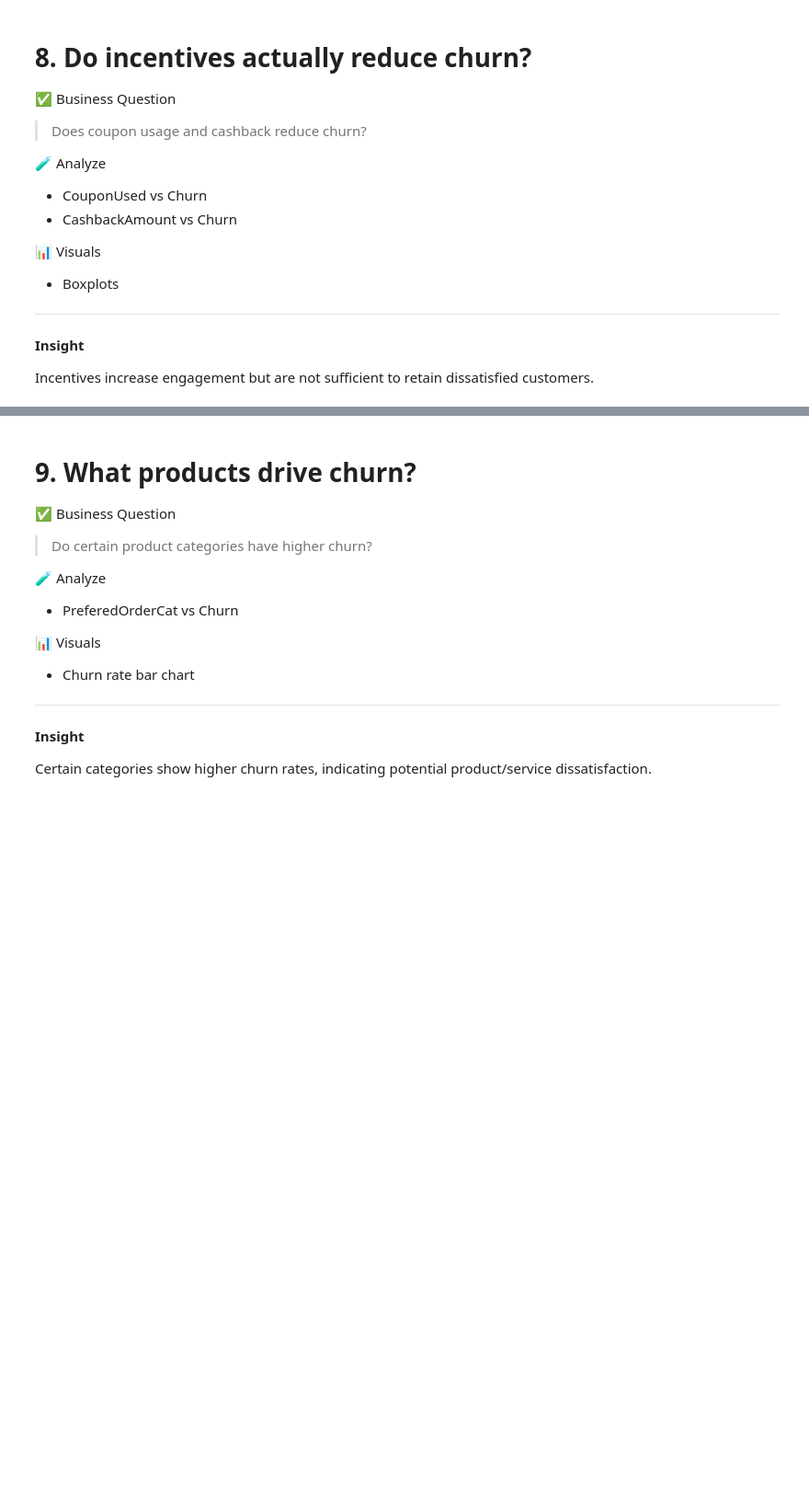
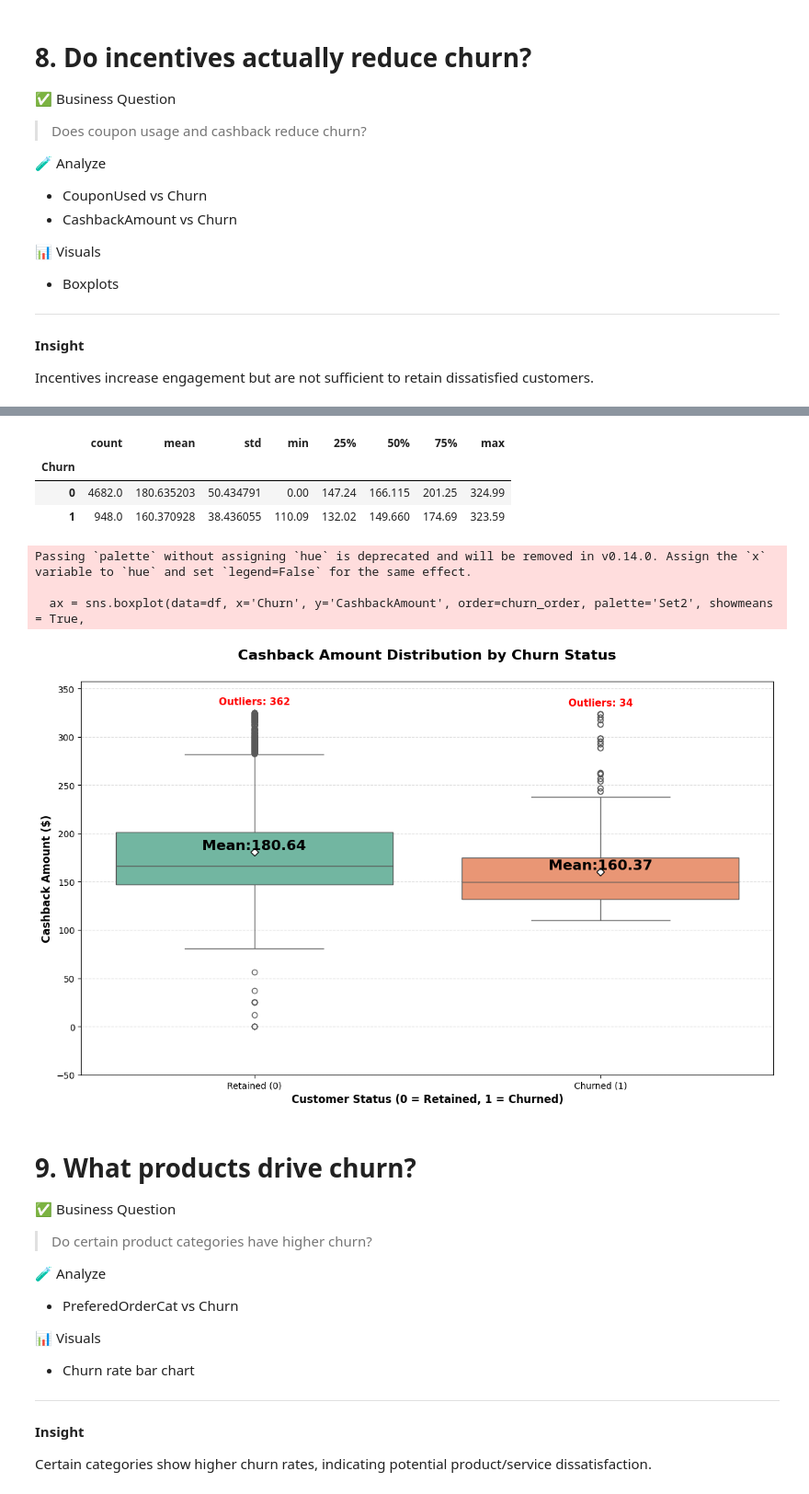
Before and after one commit to shivamtyagi577/E-commerce-Customer-End-to-End-Churn, a Jupyter notebook: Customer_Churn_Analysis_E_Commerce.ipynb, the cells around one changed output, grey strips where cells are left out. Shown at 92% size. Drawn from its saved outputs; the diff is of its cells as text; code cells hidden in the pictures; blank space fills up the shorter version.

```diff
--- a/Customer_Churn_Analysis_E_Commerce.ipynb
+++ b/Customer_Churn_Analysis_E_Commerce.ipynb
@@ -1262,3 +1292,74 @@ Incentives increase engagement but are not sufficient to retain dissatisfied cus
+# %%
+df.groupby('Churn')['CashbackAmount'].describe()
+# %% [output]
+|  | count | mean | std | min | 25% | 50% | 75% | max |
+| Churn |  |  |  |  |  |  |  |  |
+| 0 | 4682.0 | 180.635203 | 50.434791 | 0.00 | 147.24 | 166.115 | 201.25 | 324.99 |
+| 1 | 948.0 | 160.370928 | 38.436055 | 110.09 | 132.02 | 149.660 | 174.69 | 323.59 |
+# %%
+plt.figure(figsize=(14, 8))
+
+# 1. Define the explicit order of the groups on the X-axis
+churn_order = [0, 1]
+
+# 2. Create the boxplot
+ax = sns.boxplot(data=df, x='Churn', y='CashbackAmount', order=churn_order, palette='Set2', showmeans = True,
+                 meanprops={'marker':'D', 'markerfacecolor':'White', 'markeredgecolor':'Black'})
+
+# Dynamically calculate Means and display mean for Churned vs Retained
+means = df.groupby('Churn')['CashbackAmount'].mean()
+
+for i, m in enumerate(means):
+  ax.text(i,m,f'Mean:{m:.2f}',
+          horizontalalignment='center',
+          va='bottom',
+          size='16',
+          color='black',
+          weight='bold')
+
+# 3. Dynamically calculate and display outlier counts for Churned vs Retained
+for i, cat in enumerate(churn_order):
+    # Filter CashbackAmount data for the specific Churn category (0 or 1)
+    group_data = df[df['Churn'] == cat]['CashbackAmount'].dropna()
+
+    if len(group_data) > 0:
+        # Calculate IQR (Interquartile Range) components
+        q1 = np.percentile(group_data, 25)
+        q3 = np.percentile(group_data, 75)
+        iqr = q3 - q1
+
+        # Define Outlier Threshold Boundaries
+        lower_bound = q1 - 1.5 * iqr
+        upper_bound = q3 + 1.5 * iqr
+
+        # Count data points falling outside the whiskers
+        outliers = group_data[(group_data < lower_bound) | (group_data > upper_bound)]
+        outlier_count = len(outliers)
+
+        # Find the maximum value in this group to place the text safely above the dots
+        max_val = group_data.max()
+
+        # 4. Annotate the count onto the chart
+        # 'i' acts as the X-coordinate (0 for Retained, 1 for Churned)
+        ax.text(i, max_val + (max_val * 0.02), f'Outliers: {outlier_count}',
+                ha='center', va='bottom', color='red', fontweight='bold', fontsize=11)
+
+# Formatting the plot
+plt.title('Cashback Amount Distribution by Churn Status', fontsize=16, fontweight='bold', pad=25)
+plt.xlabel('Customer Status (0 = Retained, 1 = Churned)', fontsize=12, fontweight='bold')
+plt.ylabel('Cashback Amount ($)', fontsize=12, fontweight='bold')
+plt.xticks(ticks=[0, 1], labels=['Retained (0)', 'Churned (1)'])
+plt.grid(axis='y', linestyle='--', alpha=0.4)
+
+# Add 10% headroom to the top of the Y-axis so the text labels don't get cut off
+plt.ylim(df['CashbackAmount'].min() - 50, df['CashbackAmount'].max() * 1.1)
+
+plt.show()
+# %% [output]
+Passing `palette` without assigning `hue` is deprecated and will be removed in v0.14.0. Assign the `x` variable to `hue` and set `legend=False` for the same effect.
+
+  ax = sns.boxplot(data=df, x='Churn', y='CashbackAmount', order=churn_order, palette='Set2', showmeans = True,
+[figure, added]
 # %% [markdown]
 # 9. What products drive churn?
 
```
Also changed, not shown: parts of 5 cells of this notebook.
